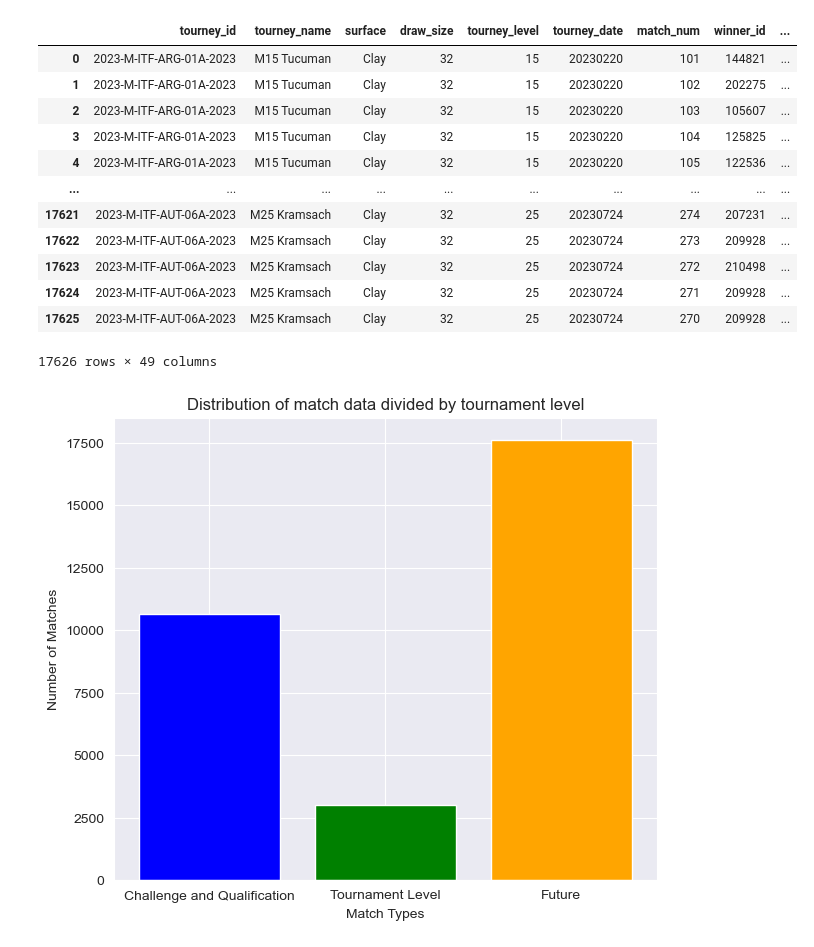
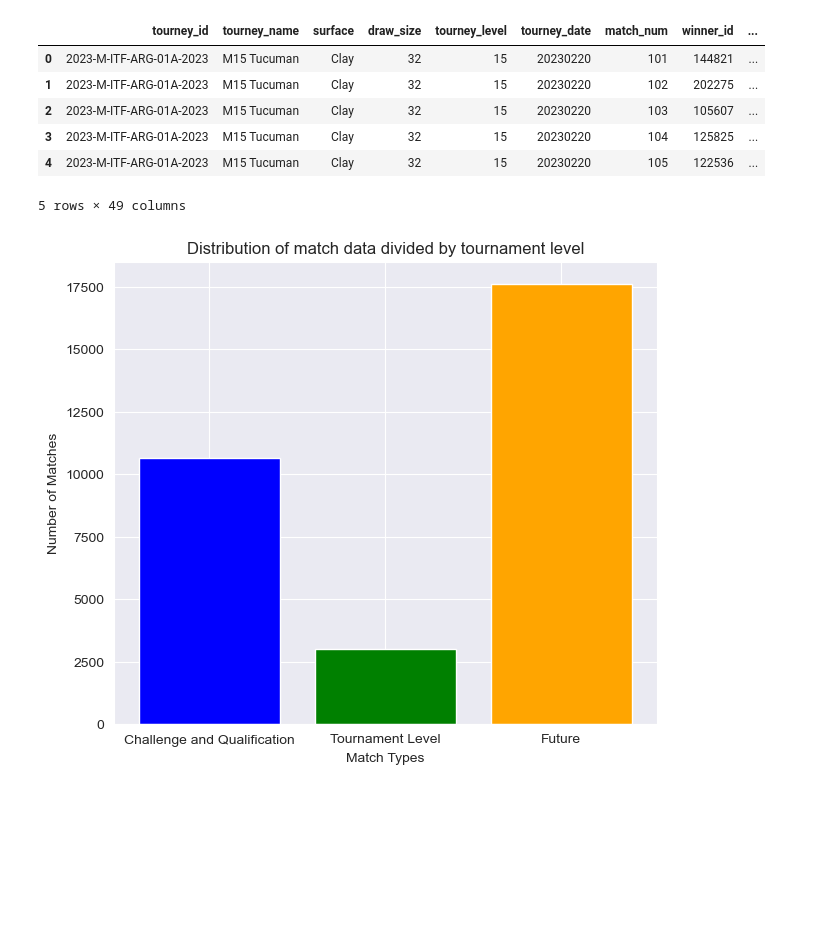
Before and after one commit to grishma34/GoGuess-Tennis-Match-Predictor, a Jupyter notebook: Data_Preprocessing.ipynb, the cells around one changed output. Drawn from its saved outputs; the diff is of its cells as text; code cells hidden in the pictures; blank space fills up the shorter version.

```diff
--- a/Data_Preprocessing.ipynb
+++ b/Data_Preprocessing.ipynb
@@ -57,20 +38,14 @@ df3
 # %%
 df4 = pd.read_csv('atp_matches_futures_2023.csv')
-df4
+df4.head()
 # %% [output]
 |  | tourney_id | tourney_name | surface | draw_size | tourney_level | tourney_date | match_num | winner_id | ... |
 | 0 | 2023-M-ITF-ARG-01A-2023 | M15 Tucuman | Clay | 32 | 15 | 20230220 | 101 | 144821 | ... |
 | 1 | 2023-M-ITF-ARG-01A-2023 | M15 Tucuman | Clay | 32 | 15 | 20230220 | 102 | 202275 | ... |
 | 2 | 2023-M-ITF-ARG-01A-2023 | M15 Tucuman | Clay | 32 | 15 | 20230220 | 103 | 105607 | ... |
 | 3 | 2023-M-ITF-ARG-01A-2023 | M15 Tucuman | Clay | 32 | 15 | 20230220 | 104 | 125825 | ... |
 | 4 | 2023-M-ITF-ARG-01A-2023 | M15 Tucuman | Clay | 32 | 15 | 20230220 | 105 | 122536 | ... |
-| ... | ... | ... | ... | ... | ... | ... | ... | ... | ... |
-| 17621 | 2023-M-ITF-AUT-06A-2023 | M25 Kramsach | Clay | 32 | 25 | 20230724 | 274 | 207231 | ... |
-| 17622 | 2023-M-ITF-AUT-06A-2023 | M25 Kramsach | Clay | 32 | 25 | 20230724 | 273 | 209928 | ... |
-| 17623 | 2023-M-ITF-AUT-06A-2023 | M25 Kramsach | Clay | 32 | 25 | 20230724 | 272 | 210498 | ... |
-| 17624 | 2023-M-ITF-AUT-06A-2023 | M25 Kramsach | Clay | 32 | 25 | 20230724 | 271 | 209928 | ... |
-| 17625 | 2023-M-ITF-AUT-06A-2023 | M25 Kramsach | Clay | 32 | 25 | 20230724 | 270 | 209928 | ... |
-17626 rows × 49 columns
+5 rows × 49 columns
 # %%
 # Count the number of matches in each filtered DataFrame
 num_matches_df1 = len(df1)
```
Also changed, not shown: parts of 3 cells of this notebook.
